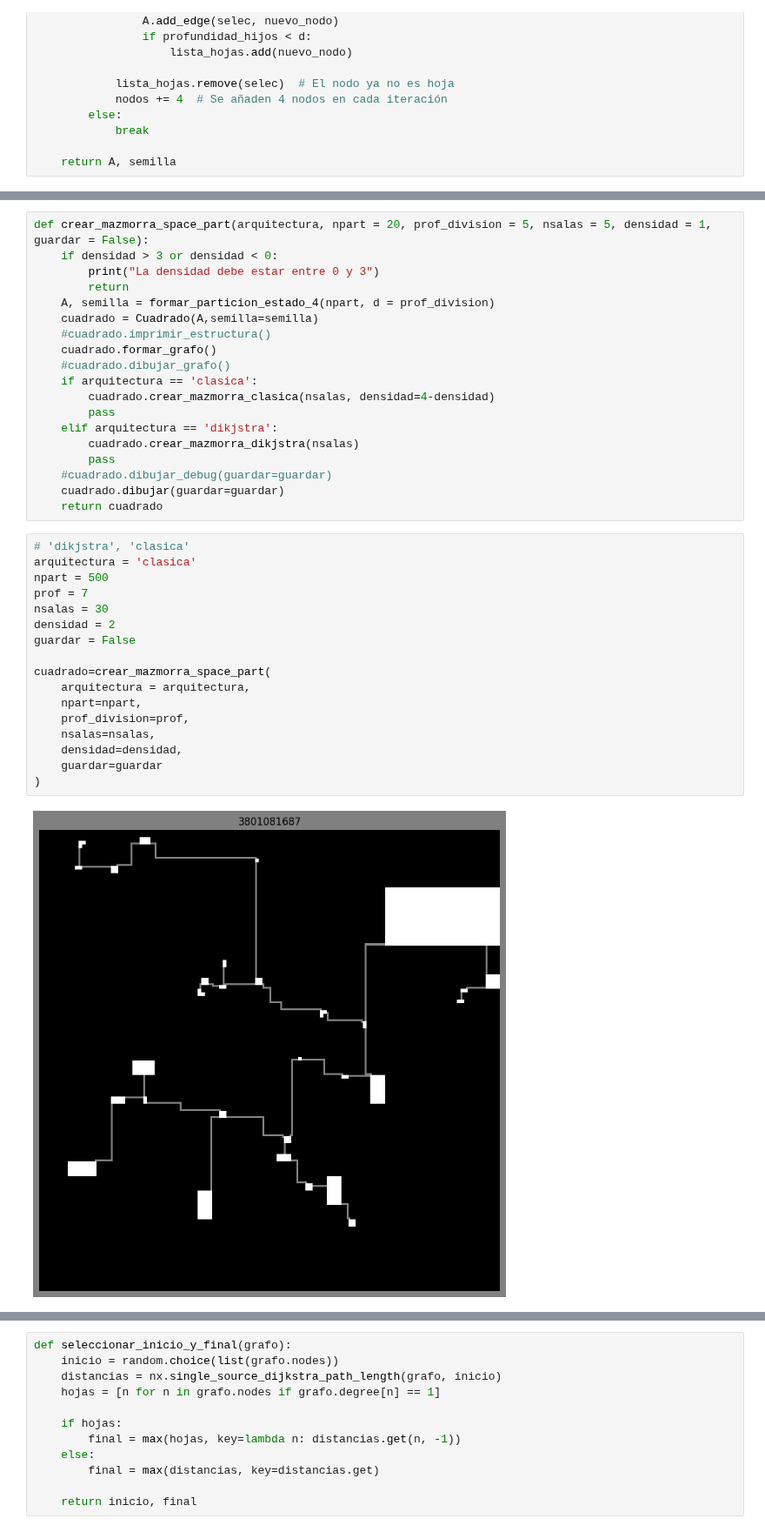
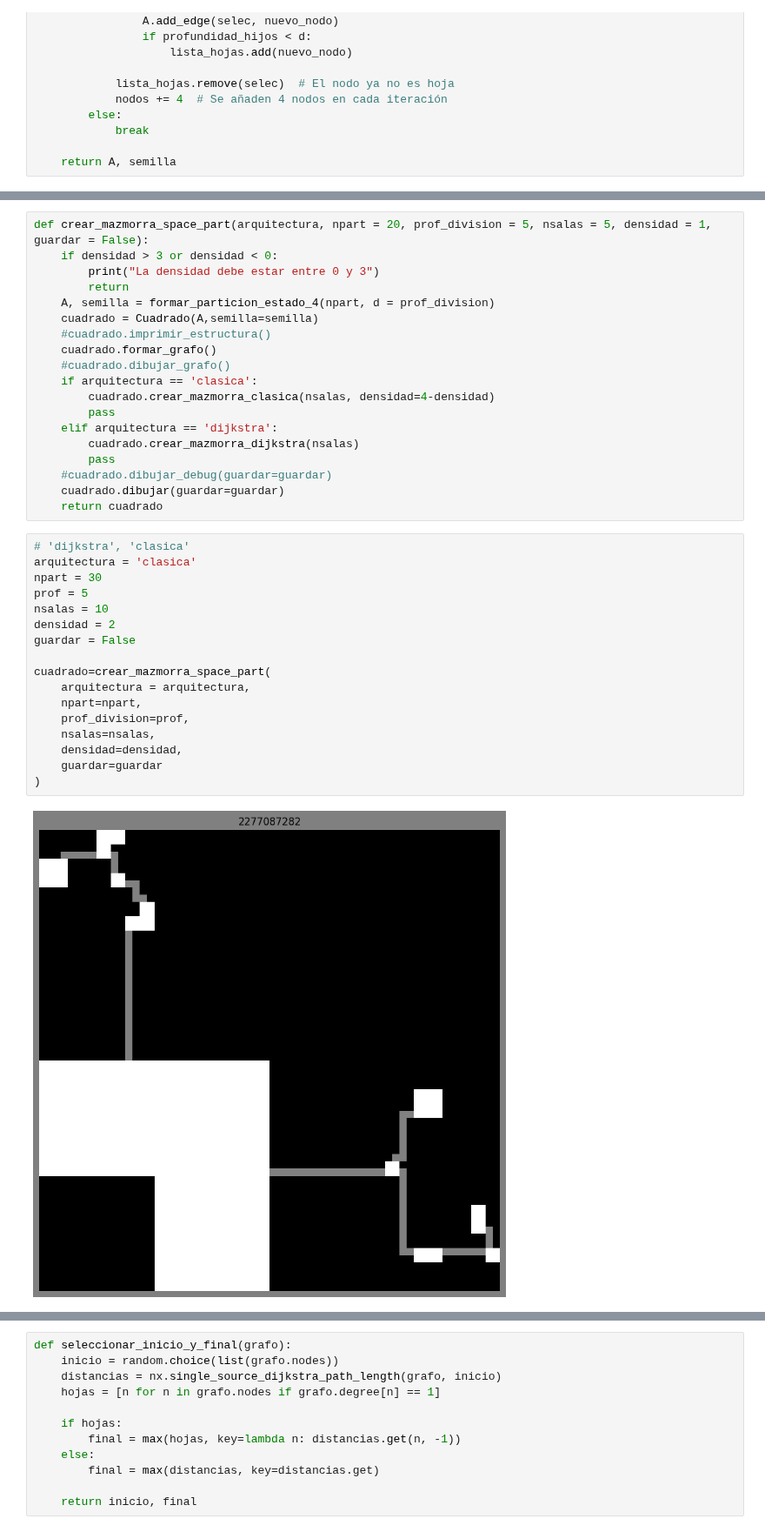
Before and after one commit to MarioPG21/TFG_generacion_mazmorras, a Jupyter notebook: Space Partitioning/Space_Partitioning.ipynb, the cells around one changed output, grey strips where cells are left out. Shown at 87% size. Cells and saved outputs as stored; diff of their text form.

```diff
--- a/Space Partitioning/Space_Partitioning.ipynb
+++ b/Space Partitioning/Space_Partitioning.ipynb
@@ -717,31 +717,31 @@ def crear_mazmorra_space_part(arquitectura, npart = 20, prof_division = 5, nsala
     if arquitectura == 'clasica':
         cuadrado.crear_mazmorra_clasica(nsalas, densidad=4-densidad)
         pass
-    elif arquitectura == 'dikjstra':
-        cuadrado.crear_mazmorra_dikjstra(nsalas)
+    elif arquitectura == 'dijkstra':
+        cuadrado.crear_mazmorra_dijkstra(nsalas)
         pass
     #cuadrado.dibujar_debug(guardar=guardar)
     cuadrado.dibujar(guardar=guardar)
     return cuadrado
 # %%
-# 'dikjstra', 'clasica'
+# 'dijkstra', 'clasica'
 arquitectura = 'clasica'
-npart = 500
-prof = 7
-nsalas = 30
+npart = 30
+prof = 5
+nsalas = 10
 densidad = 2
 guardar = False
 
 cuadrado=crear_mazmorra_space_part(
     arquitectura = arquitectura,
     npart=npart,
     prof_division=prof,
     nsalas=nsalas,
     densidad=densidad,
     guardar=guardar
 )
 # %% [output]
-[figure, old version]
+[figure, new version]
 # %%
 cuadrado.mostrar_mapa_y_grafo()
 # %% [output]
```
Also changed, not shown: parts of 7 cells of this notebook, 2 other files.
